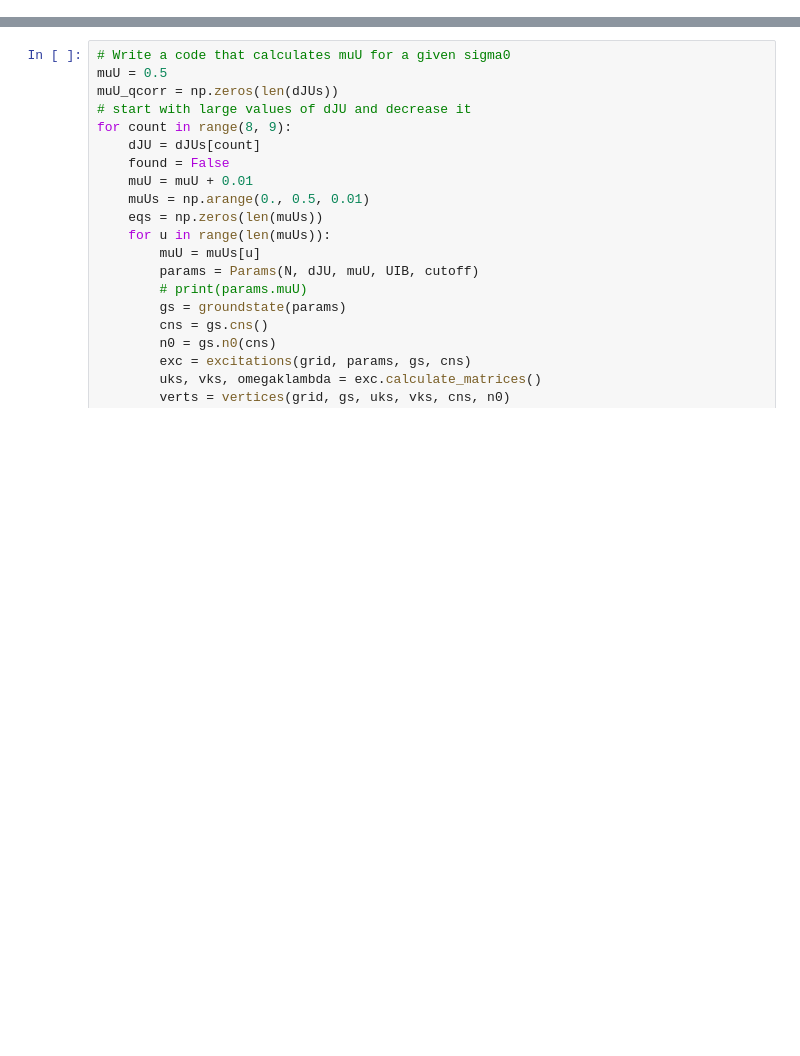
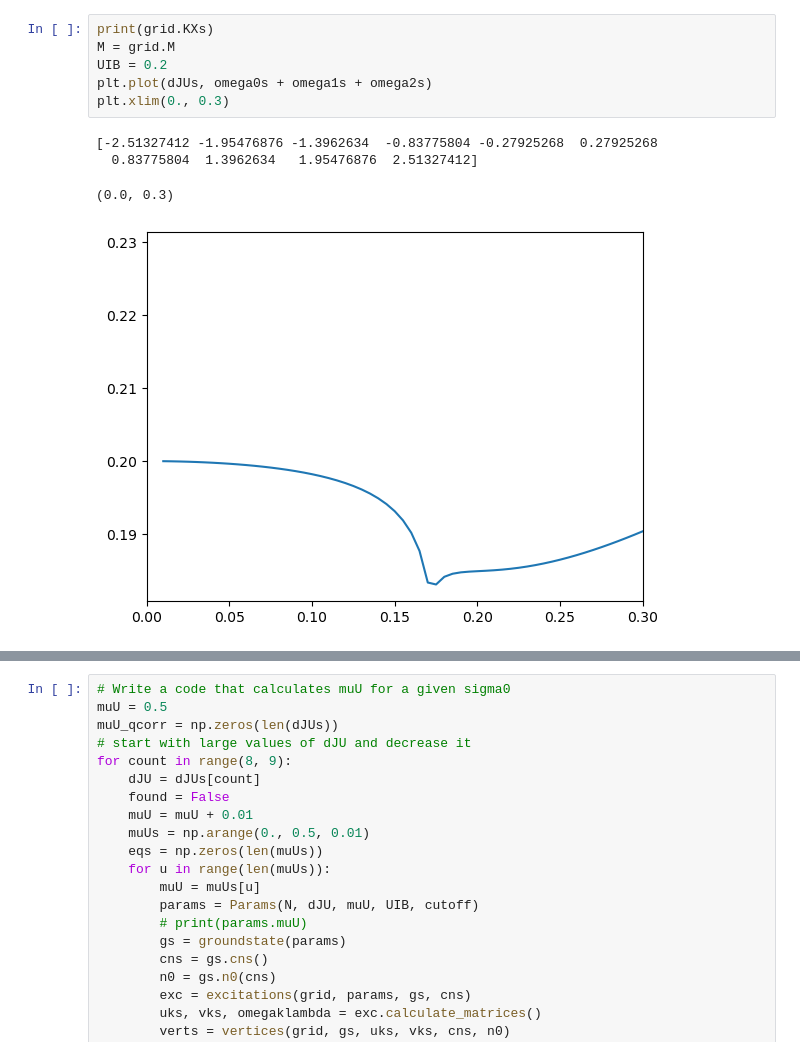
Before and after one commit to ragheedalhyder/BoseHubbard, a Jupyter notebook: src/testing.ipynb, the cells around one changed output, grey strips where cells are left out. Saved outputs shown, nothing was run; the diff lists cells and outputs as text; blank space fills up the shorter version.

```diff
--- a/src/testing.ipynb
+++ b/src/testing.ipynb
@@ -71,3 +133,14 @@ plt.show()
+# %%
+print(grid.KXs)
+M = grid.M
+UIB = 0.2
+plt.plot(dJUs, omega0s + omega1s + omega2s)
+plt.xlim(0., 0.3)
+# %% [output]
+[-2.51327412 -1.95476876 -1.3962634  -0.83775804 -0.27925268  0.27925268
+  0.83775804  1.3962634   1.95476876  2.51327412]
+(0.0, 0.3)
+[figure, added]
 # %%
 # Write a code that calculates muU for a given sigma0
 
```
Also changed, not shown: parts of 7 cells of this notebook, 10 other files.
